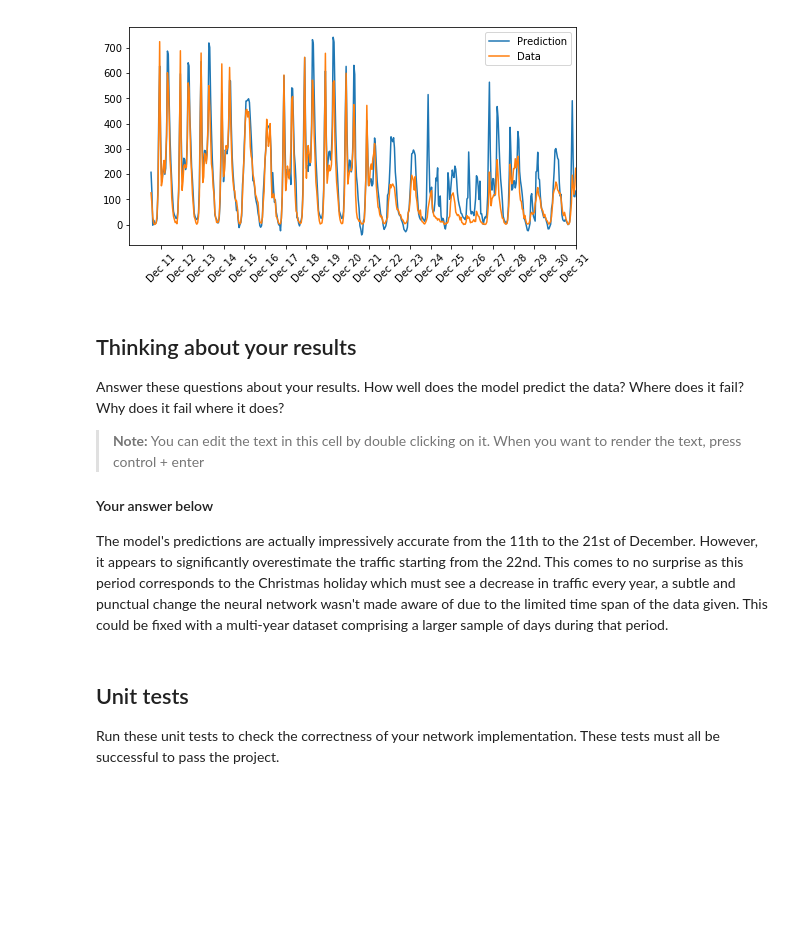
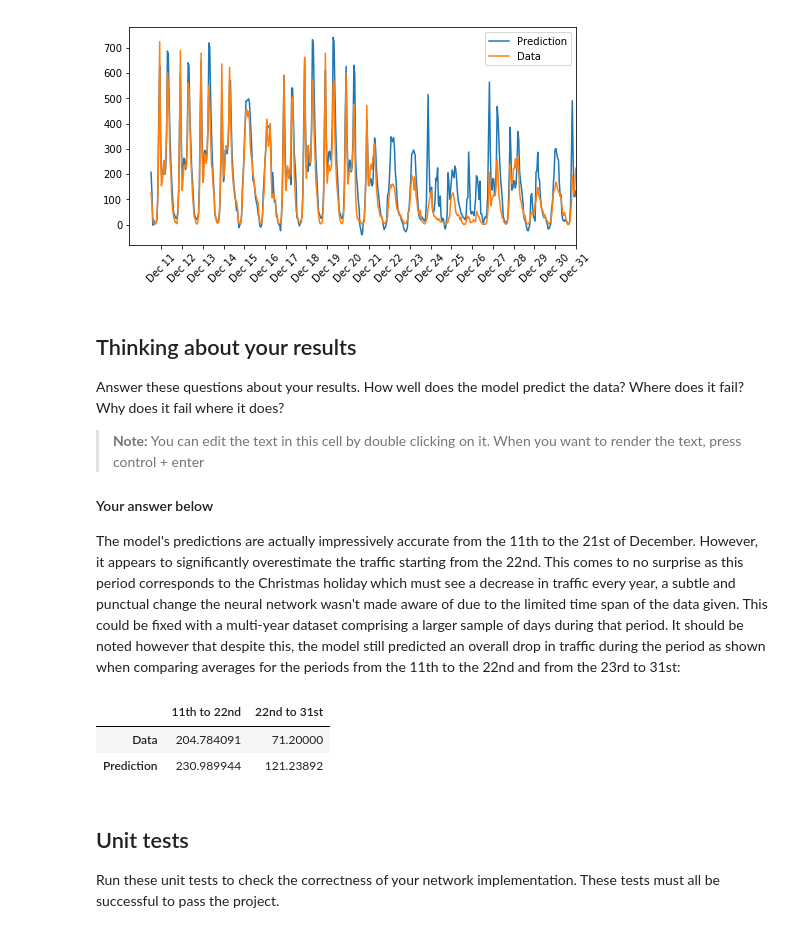
Before and after one commit to martbert/u_deeplearn_project1, a Jupyter notebook: dlnd-your-first-neural-network.ipynb, the cells around one changed output. Cells and saved outputs as stored; diff of their text form; code cells hidden in the pictures; blank space fills up the shorter version.

Commit message:
Modified the discussion to mention the drop in traffic predicted during holiday season + added HTML file

```diff
--- a/dlnd-your-first-neural-network.ipynb
+++ b/dlnd-your-first-neural-network.ipynb
@@ -277,7 +277,27 @@ Answer these questions about your results. How well does the model predict the d
 
 #### Your answer below
 
-The model's predictions are actually impressively accurate from the 11th to the 21st of December. However, it appears to significantly overestimate the traffic starting from the 22nd. This comes to no surprise as this period corresponds to the Christmas holiday which must see a decrease in traffic every year, a subtle and punctual change the neural network wasn't made aware of due to the limited time span of the data given. This could be fixed with a multi-year dataset comprising a larger sample of days during that period.
+The model's predictions are actually impressively accurate from the 11th to the 21st of December. However, it appears to significantly overestimate the traffic starting from the 22nd. This comes to no surprise as this period corresponds to the Christmas holiday which must see a decrease in traffic every year, a subtle and punctual change the neural network wasn't made aware of due to the limited time span of the data given. This could be fixed with a multi-year dataset comprising a larger sample of days during that period. It should be noted however that despite this, the model still predicted an overall drop in traffic during the period as shown when comparing averages for the periods from the 11th to the 22nd and from the 23rd to 31st:
+# %%
+t = (test_targets['cnt']*std + mean).values # Scaled target data
+p = predictions[0]
+
+report = {
+    "Data":{
+        "11th to 22nd": t[:11*24].mean(),
+        "22nd to 31st": t[11*24:].mean()
+    },
+    "Prediction":{
+        "11th to 22nd": p[:11*24].mean(),
+        "22nd to 31st": p[11*24:].mean()
+    }
+}
+
+pd.DataFrame(report).T
+# %% [output]
+|  | 11th to 22nd | 22nd to 31st |
+| Data | 204.784091 | 71.20000 |
+| Prediction | 230.989944 | 121.23892 |
 # %% [markdown]
 ## Unit tests
 
```
